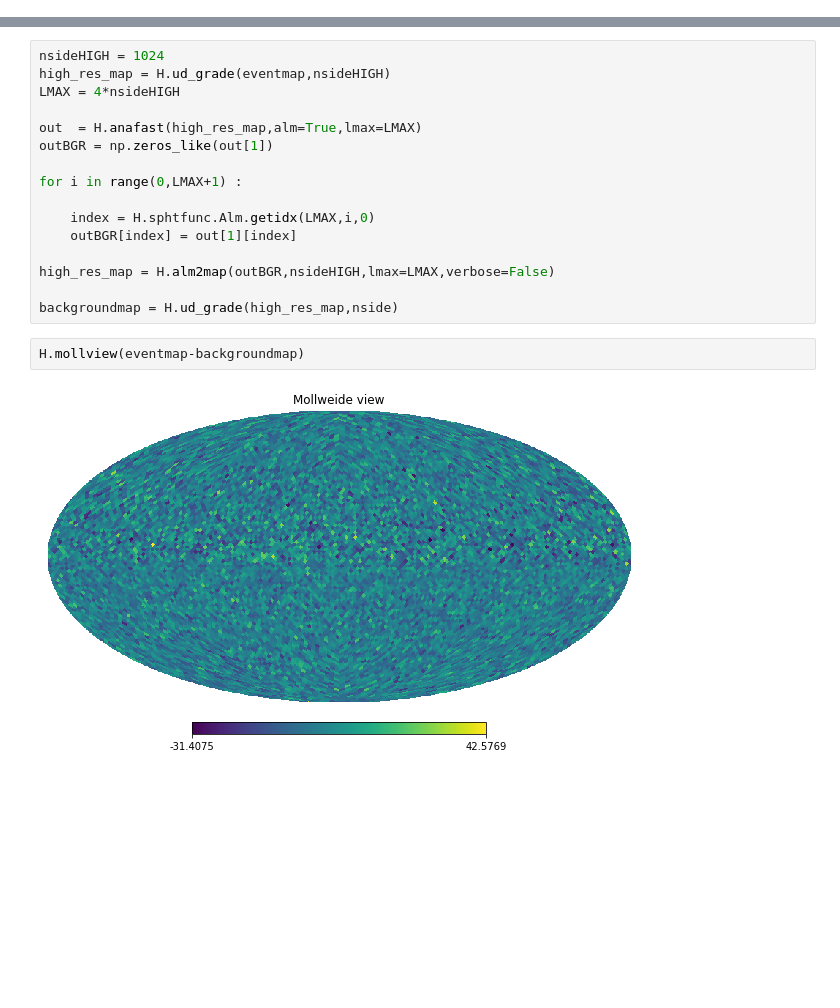
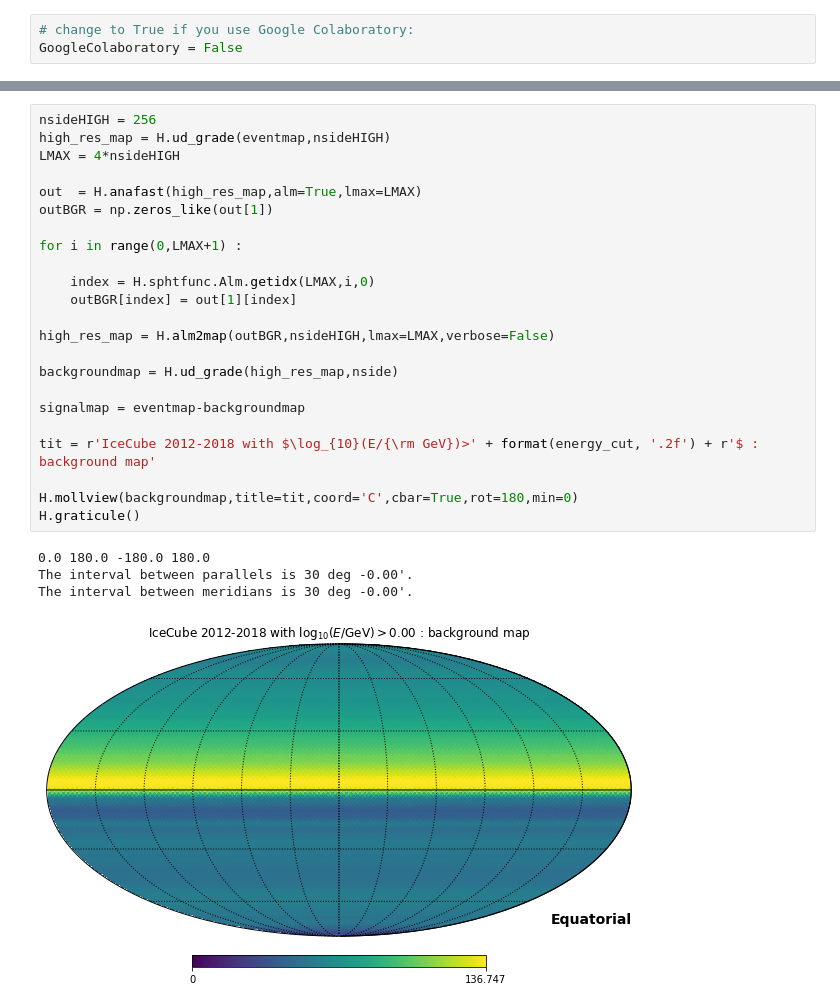
Before and after one commit to mahlers77/KSETA2023, a Jupyter notebook: IceCube_allsky.ipynb, the cells around one changed output, grey strips where cells are left out. Saved outputs shown, nothing was run; the diff lists cells and outputs as text; blank space fills up the shorter version.

```diff
--- a/IceCube_allsky.ipynb
+++ b/IceCube_allsky.ipynb
@@ -7,0 +1,3 @@ fatal: repository 'https://github.com/mahlers/KSETA2023.git/' not found
+# %%
+# change to True if you use Google Colaboratory:
+GoogleColaboratory = False
@@ -48,23 +82,31 @@ H.mollview(eventmap)
 # %%
-nsideHIGH = 1024
+nsideHIGH = 256
 high_res_map = H.ud_grade(eventmap,nsideHIGH)
 LMAX = 4*nsideHIGH
 
 out  = H.anafast(high_res_map,alm=True,lmax=LMAX)
 outBGR = np.zeros_like(out[1])
 
 for i in range(0,LMAX+1) :
 
     index = H.sphtfunc.Alm.getidx(LMAX,i,0)
     outBGR[index] = out[1][index]
 
 high_res_map = H.alm2map(outBGR,nsideHIGH,lmax=LMAX,verbose=False)
 
 backgroundmap = H.ud_grade(high_res_map,nside)
+
+signalmap = eventmap-backgroundmap
+
+tit = r'IceCube 2012-2018 with $\log_{10}(E/{\rm GeV})>' + format(energy_cut, '.2f') + r'$ : background map'
+
+H.mollview(backgroundmap,title=tit,coord='C',cbar=True,rot=180,min=0)
+H.graticule()
+# %% [output]
+0.0 180.0 -180.0 180.0
+The interval between parallels is 30 deg -0.00'.
+The interval between meridians is 30 deg -0.00'.
+[figure, added]
-# %%
-H.mollview(eventmap-backgroundmap)
-# %% [output]
-[figure, removed]
 # %%
 totevents = np.sum(eventmap)
 TSmap = np.zeros(npix)
```
Also changed, not shown: parts of 25 cells of this notebook, 5 other files.
